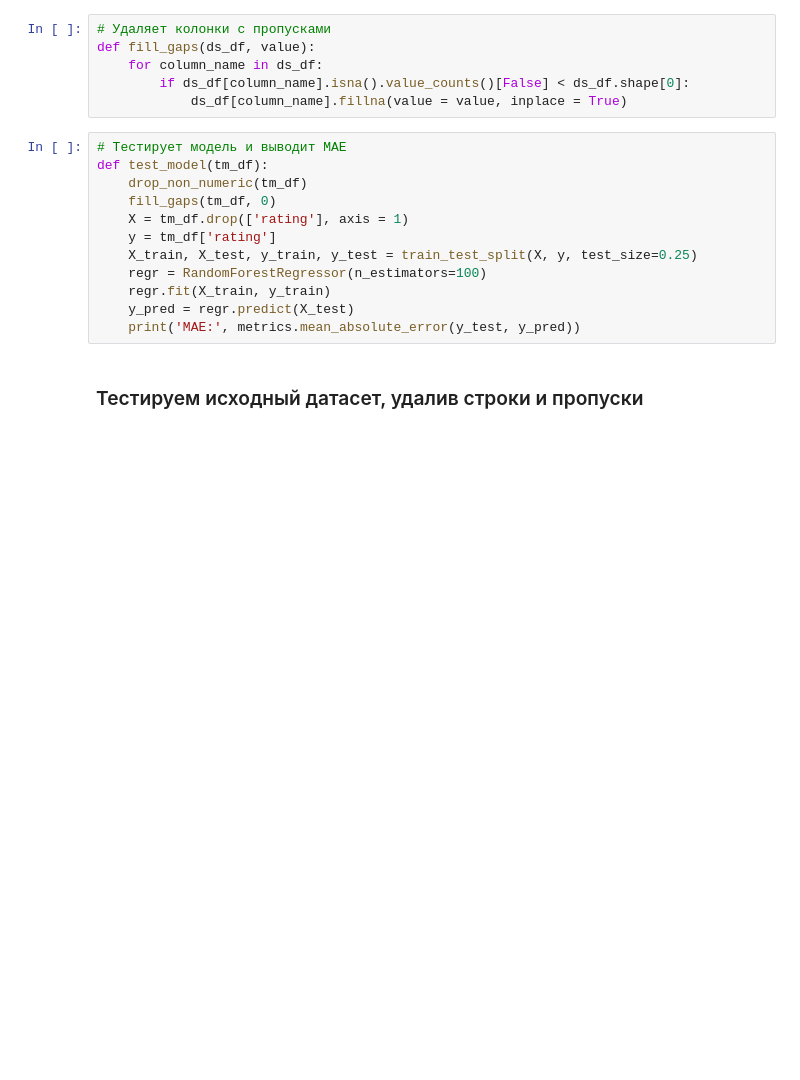
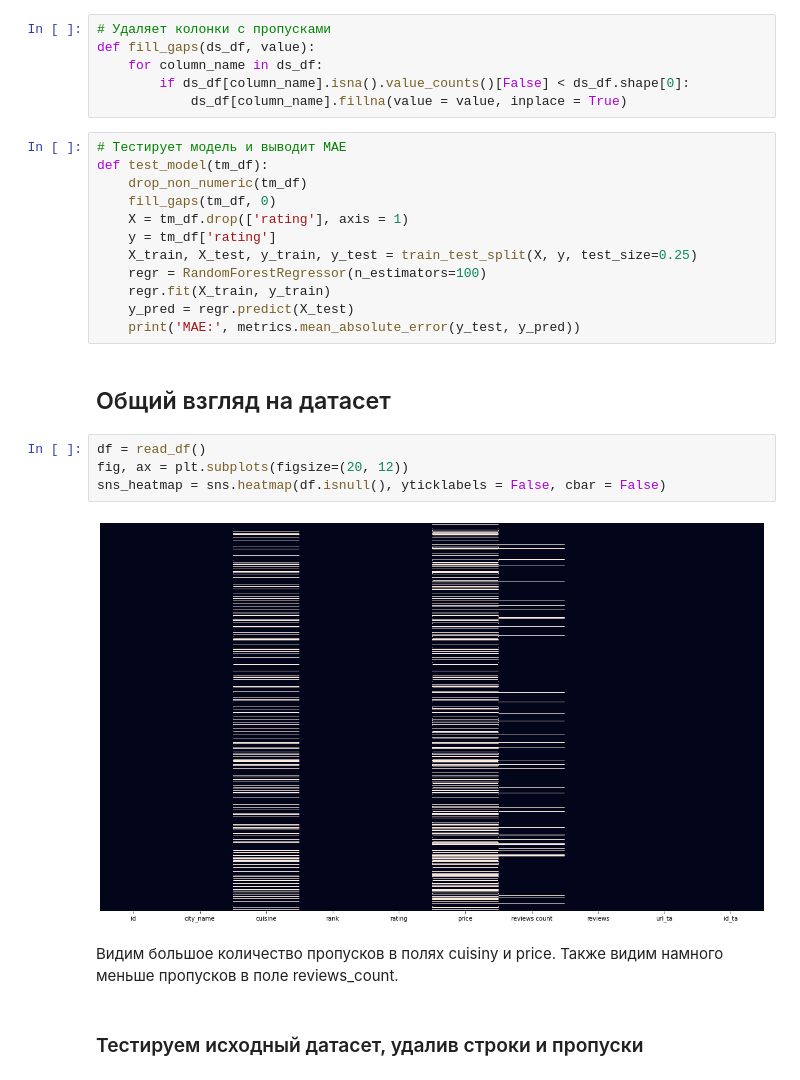
Before and after one commit to veryaskinan/skillfactory, a Jupyter notebook: module_3/your_first_model.ipynb, the cells around one changed output. Drawn from its saved outputs; the diff is of its cells as text; blank space fills up the shorter version.

Commit message:
visualization

```diff
--- a/module_3/your_first_model.ipynb
+++ b/module_3/your_first_model.ipynb
@@ -46,6 +48,16 @@ def test_model(tm_df):
     regr.fit(X_train, y_train)
     y_pred = regr.predict(X_test)
     print('MAE:', metrics.mean_absolute_error(y_test, y_pred))
+# %% [markdown]
+## Общий взгляд на датасет
+# %%
+df = read_df()
+fig, ax = plt.subplots(figsize=(20, 12))
+sns_heatmap = sns.heatmap(df.isnull(), yticklabels = False, cbar = False)
+# %% [output]
+[figure, added]
+# %% [markdown]
+Видим большое количество пропусков в полях cuisinу и price. Также видим намного меньше пропусков в поле reviews_count.
 # %% [markdown]
 ### Тестируем исходный датасет, удалив строки и пропуски
 # %%
```
Also changed, not shown: parts of 15 cells of this notebook.
